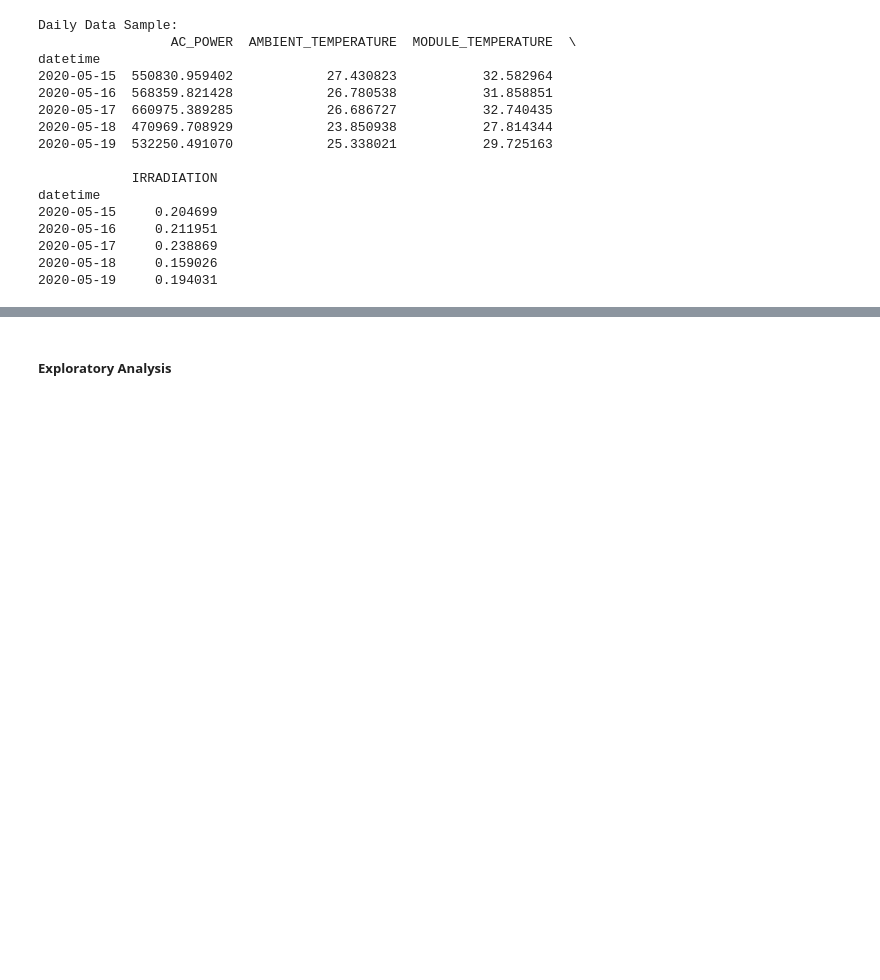
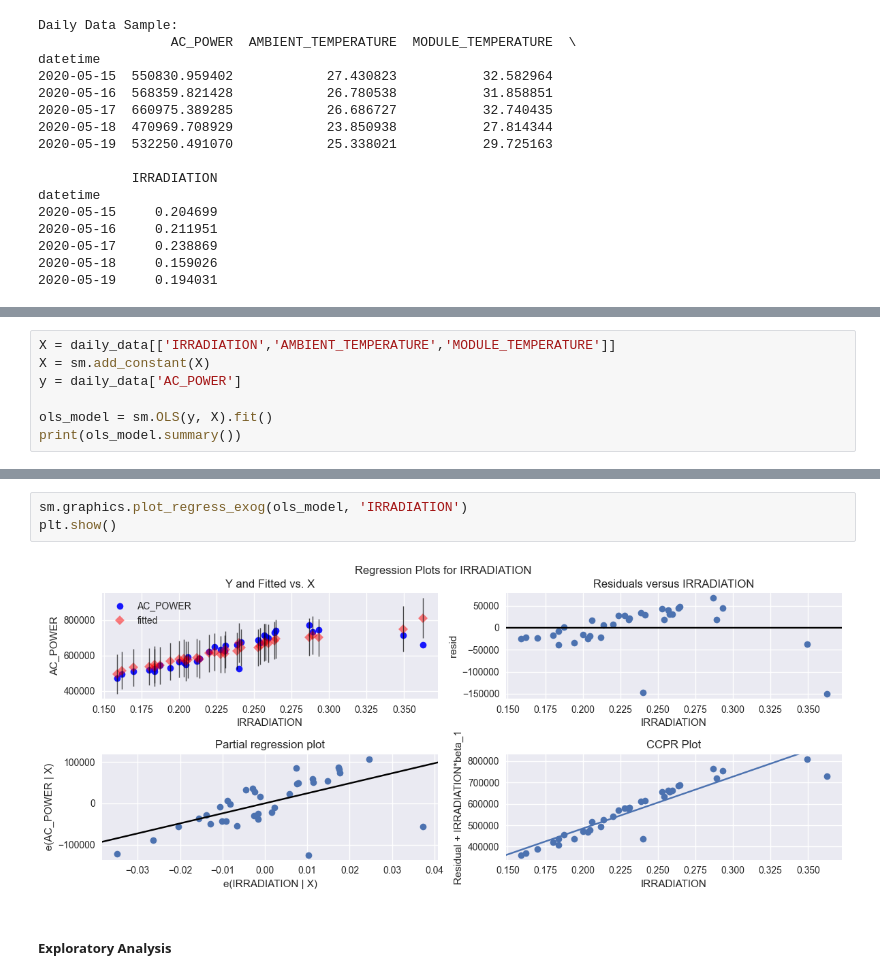
Before and after one commit to sanodyaJinadasa/Solar-Power-Generation-Forecasting, a Jupyter notebook: analysis.ipynb, the cells around one changed output, grey strips where cells are left out. Cells and saved outputs as stored; diff of their text form; blank space fills up the shorter version.

```diff
--- a/analysis.ipynb
+++ b/analysis.ipynb
@@ -217,0 +223,7 @@ datetime
+# %%
+X = daily_data[['IRRADIATION','AMBIENT_TEMPERATURE','MODULE_TEMPERATURE']]
+X = sm.add_constant(X)
+y = daily_data['AC_POWER']
+
+ols_model = sm.OLS(y, X).fit()
+print(ols_model.summary())
@@ -218,3 +248,8 @@ datetime
+# %%
+sm.graphics.plot_regress_exog(ols_model, 'IRRADIATION')
+plt.show()
+# %% [output]
+[figure, added]
 # %% [markdown]
 ##### Exploratory Analysis
 # %%
```
Also changed, not shown: parts of 8 cells of this notebook.
